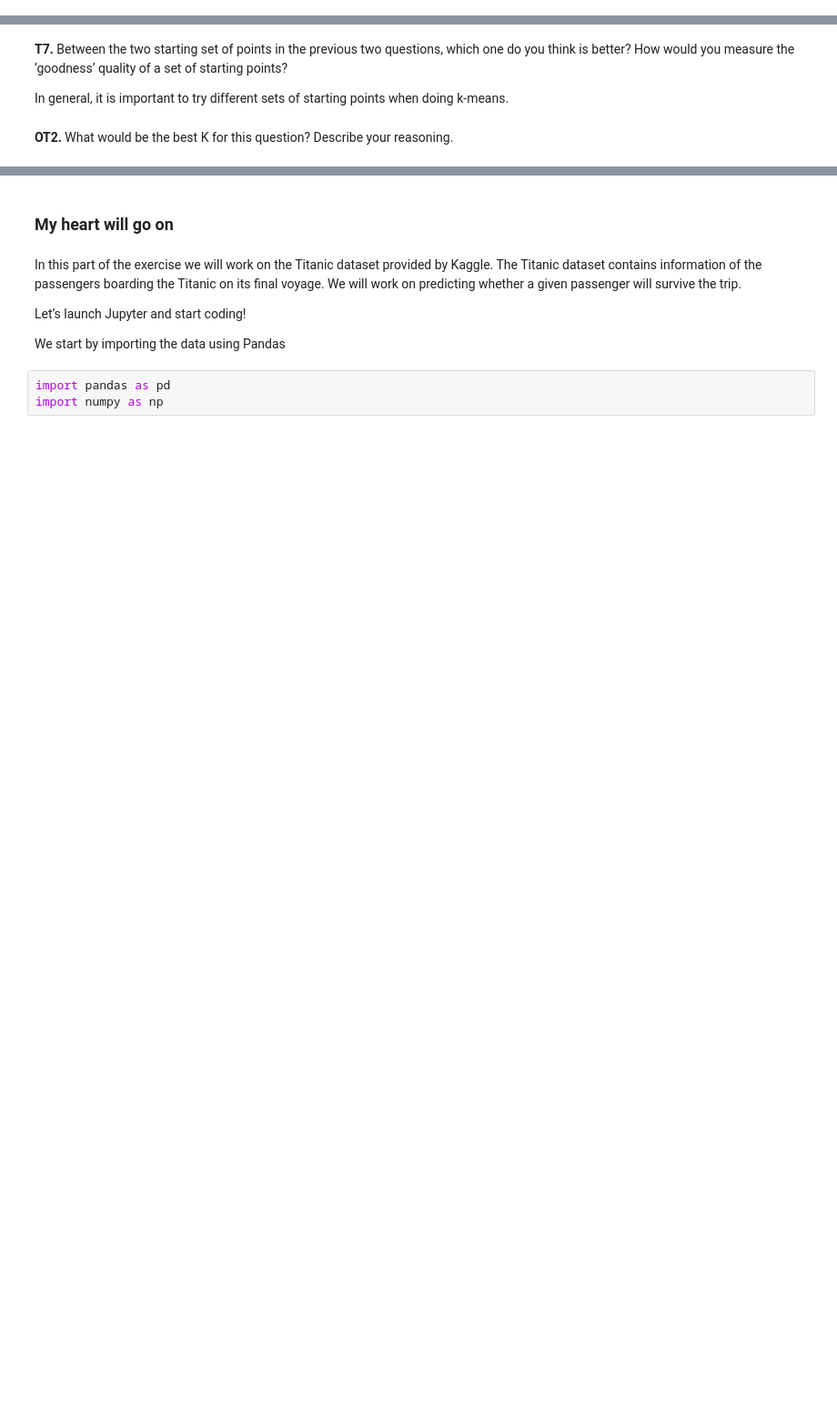
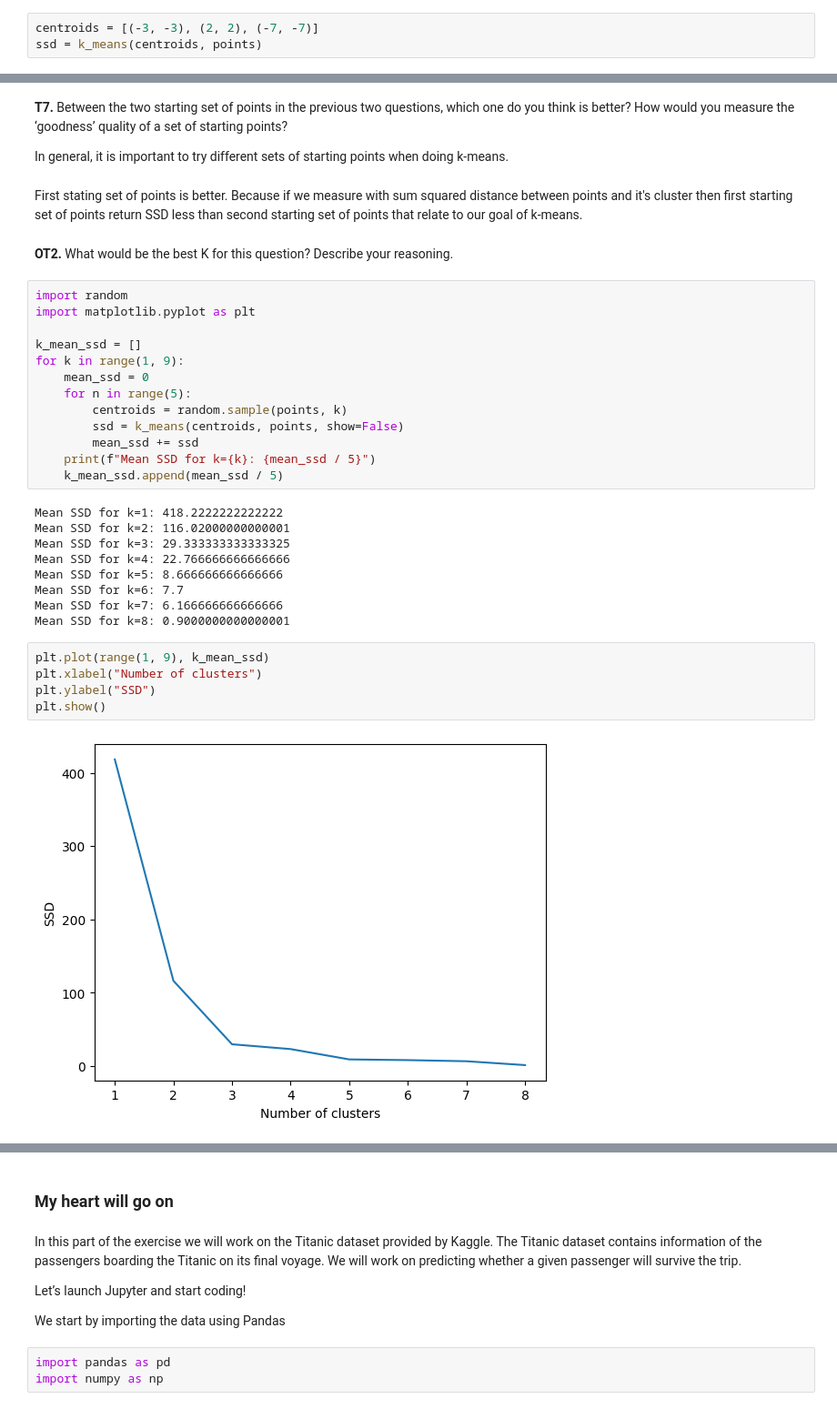
Before and after one commit to ppirch/Pattern_2024, a Jupyter notebook: HW/HW01/HW1_Regression_2024_sol.ipynb, the cells around one changed output, grey strips where cells are left out. Shown: that part at 91% size. Drawn from its saved outputs; the diff is of its cells as text; blank space fills up the shorter version.

```diff
--- a/HW/HW01/HW1_Regression_2024_sol.ipynb
+++ b/HW/HW01/HW1_Regression_2024_sol.ipynb
@@ -228,0 +217,3 @@ TODO
+# %%
+centroids = [(-3, -3), (2, 2), (-7, -7)]
+ssd = k_means(centroids, points)
@@ -233,5 +244,36 @@ of a set of starting points?
 
 In general, it is important to try different sets of starting points when doing
 k-means.
+# %% [markdown]
+First stating set of points is better. Because if we measure with sum squared distance between points and it's cluster then first starting set of points return SSD less than second starting set of points that relate to our goal of k-means.
 # %% [markdown]
 **OT2.** What would be the best K for this question? Describe your reasoning.
+# %%
+import random
+import matplotlib.pyplot as plt
+
+k_mean_ssd = []
+for k in range(1, 9):
+    mean_ssd = 0
+    for n in range(5):
+        centroids = random.sample(points, k)
+        ssd = k_means(centroids, points, show=False)
+        mean_ssd += ssd
+    print(f"Mean SSD for k={k}: {mean_ssd / 5}")
+    k_mean_ssd.append(mean_ssd / 5)
+# %% [output]
+Mean SSD for k=1: 418.2222222222222
+Mean SSD for k=2: 116.02000000000001
+Mean SSD for k=3: 29.333333333333325
+Mean SSD for k=4: 22.766666666666666
+Mean SSD for k=5: 8.666666666666666
+Mean SSD for k=6: 7.7
+Mean SSD for k=7: 6.166666666666666
+Mean SSD for k=8: 0.9000000000000001
+# %%
+plt.plot(range(1, 9), k_mean_ssd)
+plt.xlabel("Number of clusters")
+plt.ylabel("SSD")
+plt.show()
+# %% [output]
+[figure, added]
```
Also changed, not shown: parts of 48 cells of this notebook, 8 other files.
